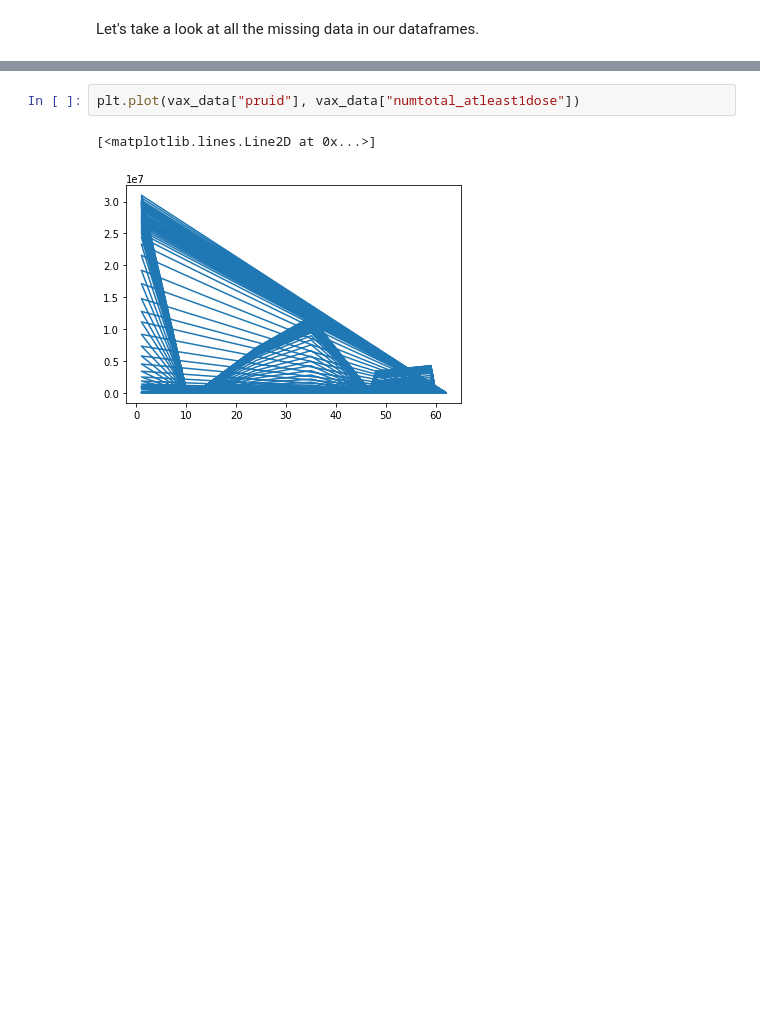
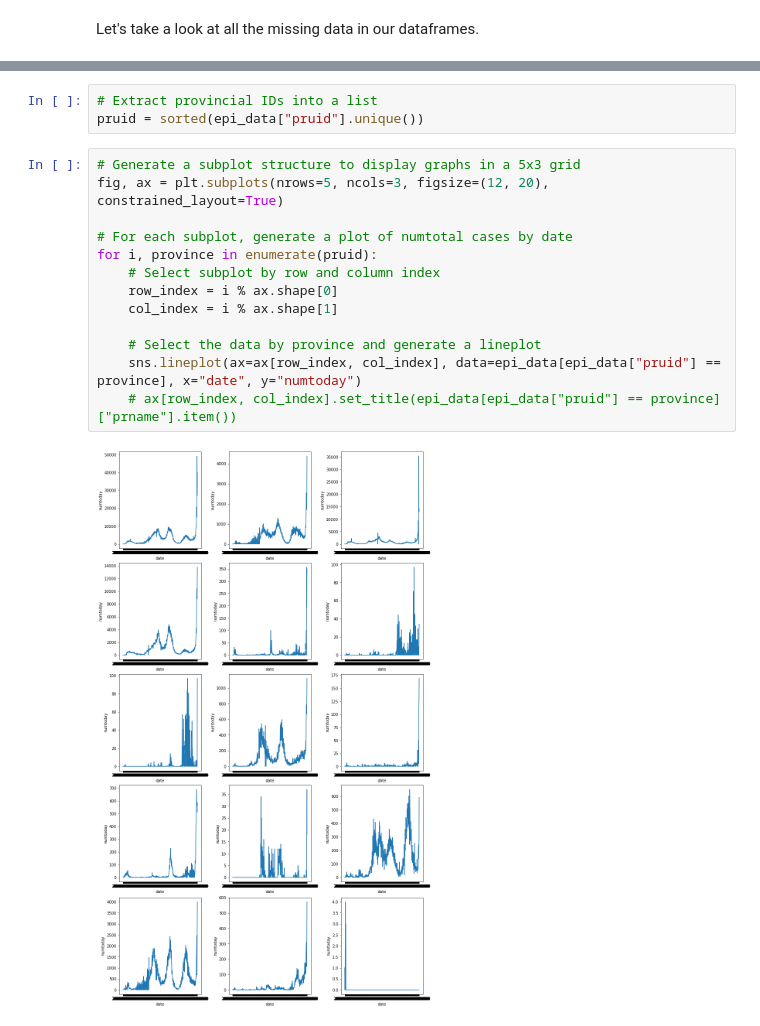
Before and after one commit to john-s-lin/can-covid-wave, a Jupyter notebook: src/preprocessing.ipynb, the cells around one changed output, grey strips where cells are left out. Cells and saved outputs as stored; diff of their text form; blank space fills up the shorter version.

Commit message:
Updated preprocessing to generate subplots of daily cases

```diff
--- a/src/preprocessing.ipynb
+++ b/src/preprocessing.ipynb
@@ -167,5 +171,18 @@ msno.matrix(vax_data, figsize=(30, 10))
-# %%
-plt.plot(vax_data["pruid"], vax_data["numtotal_atleast1dose"])
-# %% [output]
-[<matplotlib.lines.Line2D at 0x...>]
-[figure, removed]
+# %%
+# Extract provincial IDs into a list
+pruid = sorted(epi_data["pruid"].unique())
+# %%
+# Generate a subplot structure to display graphs in a 5x3 grid
+fig, ax = plt.subplots(nrows=5, ncols=3, figsize=(12, 20), constrained_layout=True)
+
+# For each subplot, generate a plot of numtotal cases by date
+for i, province in enumerate(pruid):
+    # Select subplot by row and column index
+    row_index = i % ax.shape[0]
+    col_index = i % ax.shape[1]
+
+    # Select the data by province and generate a lineplot
+    sns.lineplot(ax=ax[row_index, col_index], data=epi_data[epi_data["pruid"] == province], x="date", y="numtoday")
+    # ax[row_index, col_index].set_title(epi_data[epi_data["pruid"] == province]["prname"].item())
+# %% [output]
+[figure, added]
```
Also changed, not shown: parts of 5 cells of this notebook, 2 other files.
